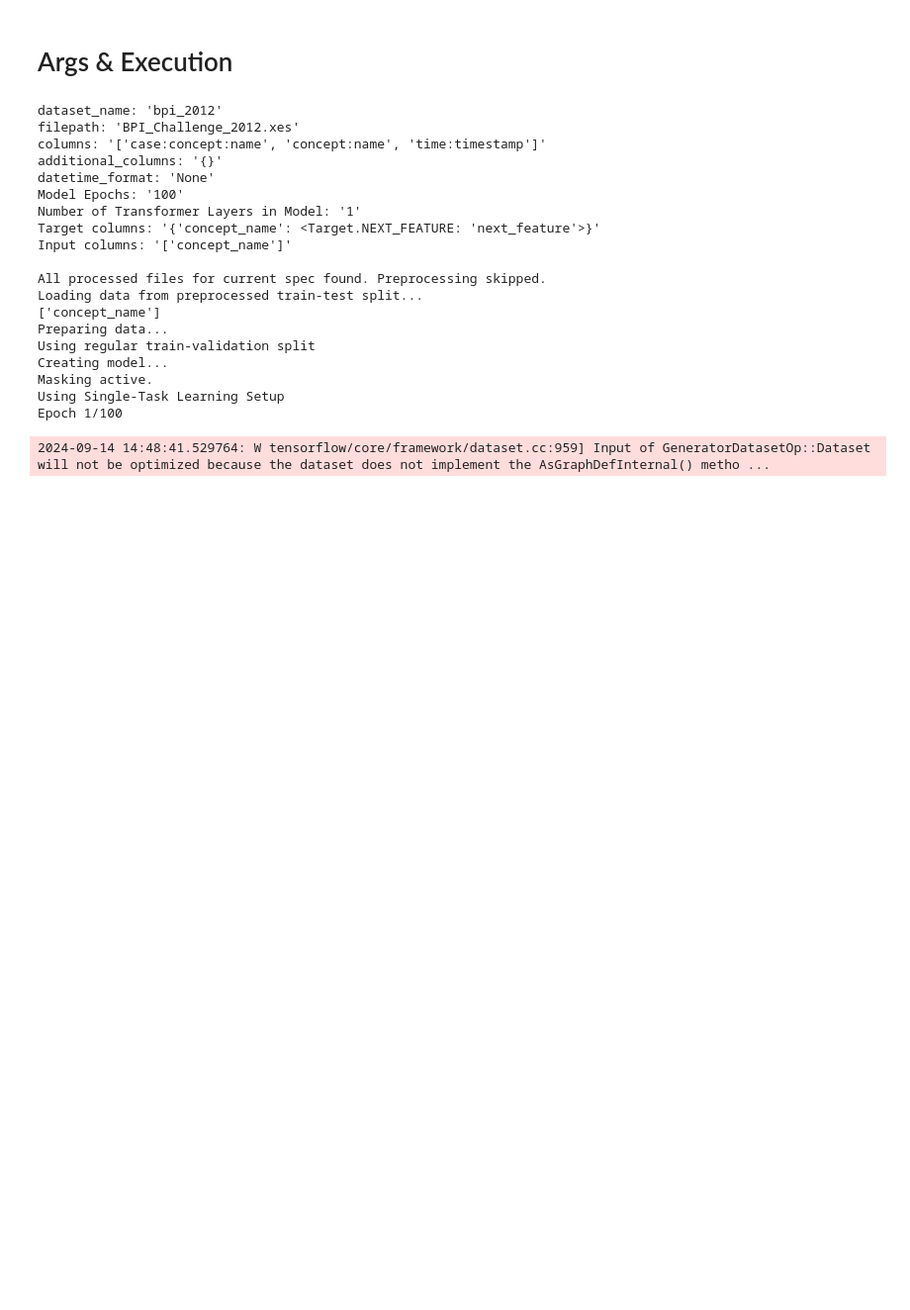
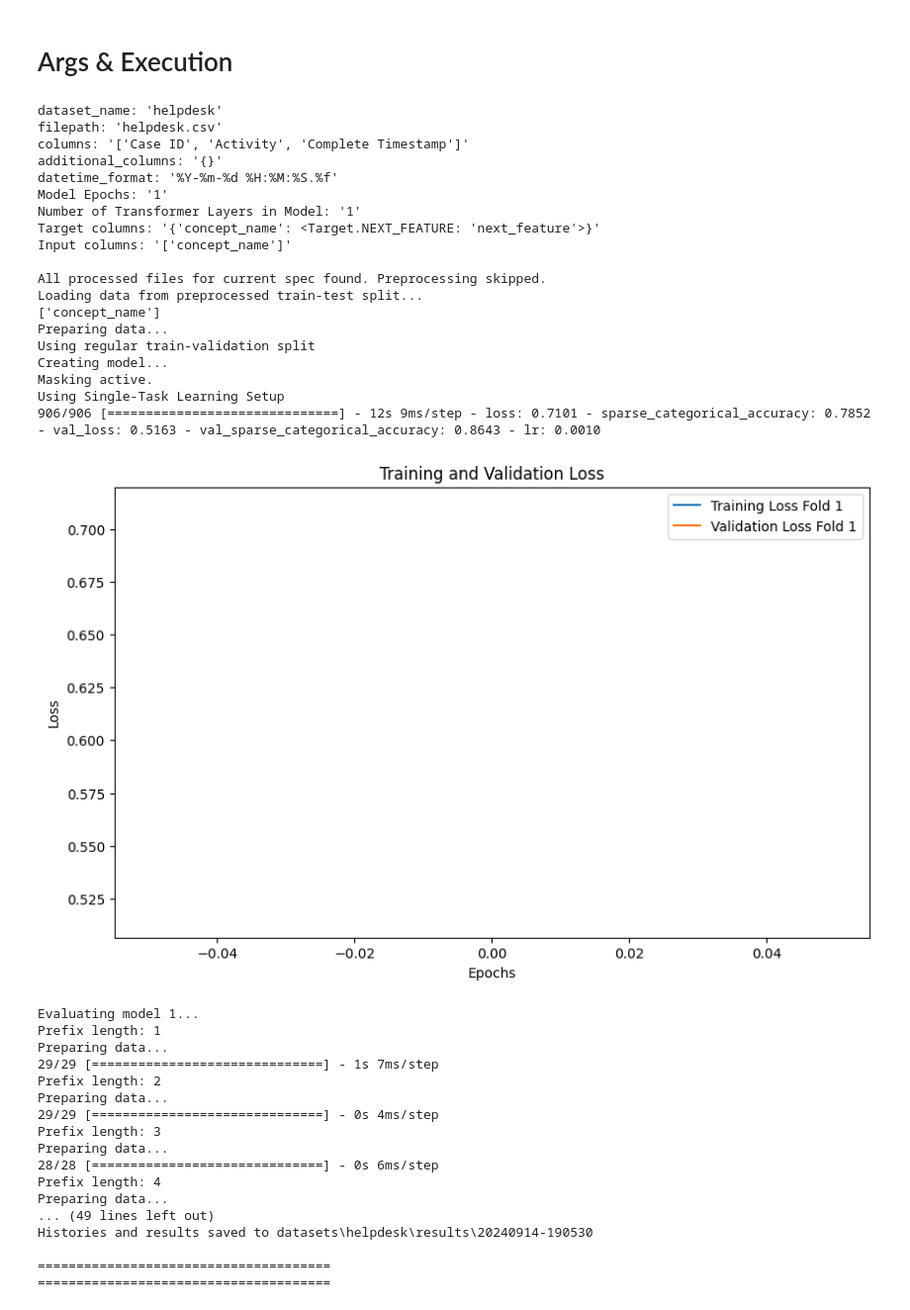
Before and after one commit to venividivincii/MasterThesis, a Jupyter notebook: MultiTaskTransformer/main.ipynb, the cells around one changed output. Shown at 99% size. Cells and saved outputs as stored; diff of their text form; code cells hidden in the pictures; blank space fills up the shorter version.

```diff
--- a/MultiTaskTransformer/main.ipynb
+++ b/MultiTaskTransformer/main.ipynb
@@ -807,8 +798,8 @@ args_helpdesk = {
         "columns": ["Case ID", "Activity", "Complete Timestamp"],
         "additional_columns": {},
         "datetime_format": "%Y-%m-%d %H:%M:%S.%f",
-        "model_epochs": 100,
-        "warmup_epochs": 10,
+        "model_epochs": 3,
+        "warmup_epochs": 0,
         "model_num_layers": 1,
         "target_columns": {"Activity": Target.NEXT_FEATURE},
         "input_columns": ["Activity"],
@@ -895,41 +886,58 @@ args_bpi_2020 = {
         "model_epochs": 100,
         "warmup_epochs": 10,
         "model_num_layers": 1,
         "target_columns": {"concept:name": Target.NEXT_FEATURE},
         "input_columns": ["concept:name"],
         "temporal_features": {Temporal_Feature.DAY_OF_WEEK: False, Temporal_Feature.HOUR_OF_DAY: False},
         "model_architecture": Model_Architecture.COMMON_POSEMBS_TRANSF,
         "sorting": True,
         "cross_val": False
         }
 
 # [args_helpdesk, args_sepsis, args_bpi_2012, args_bpi_2013, args_bpi_2015_1, args_bpi_2020]
 
-processing_queue = [args_bpi_2012, args_bpi_2013, args_bpi_2015_1, args_bpi_2020]
-for dataset in processing_queue:
-    run(dataset)
+# processing_queue = [args_bpi_2012, args_bpi_2013, args_bpi_2015_1, args_bpi_2020]
+# for dataset in processing_queue:
+#     run(dataset)
 
-# run(args_helpdesk)
+run(args_helpdesk)
 # preprocess(args_bpi_2020)
 # save_csv(args_bpi_2020)
 # %% [output]
-dataset_name: 'bpi_2012'
-filepath: 'BPI_Challenge_2012.xes'
-columns: '['case:concept:name', 'concept:name', 'time:timestamp']'
+dataset_name: 'helpdesk'
+filepath: 'helpdesk.csv'
+columns: '['Case ID', 'Activity', 'Complete Timestamp']'
 additional_columns: '{}'
-datetime_format: 'None'
-Model Epochs: '100'
+datetime_format: '%Y-%m-%d %H:%M:%S.%f'
+Model Epochs: '1'
 Number of Transformer Layers in Model: '1'
 Target columns: '{'concept_name': <Target.NEXT_FEATURE: 'next_feature'>}'
 Input columns: '['concept_name']'
 
 All processed files for current spec found. Preprocessing skipped.
 Loading data from preprocessed train-test split...
 ['concept_name']
 Preparing data...
 Using regular train-validation split
 Creating model...
 Masking active.
 Using Single-Task Learning Setup
-Epoch 1/100
+906/906 [==============================] - 12s 9ms/step - loss: 0.7101 - sparse_categorical_accuracy: 0.7852 - val_loss: 0.5163 - val_sparse_categorical_accuracy: 0.8643 - lr: 0.0010
+[figure, added]
-2024-09-14 14:48:41.529764: W tensorflow/core/framework/dataset.cc:959] Input of GeneratorDatasetOp::Dataset will not be optimized because the dataset does not implement the AsGraphDefInternal() metho ...
+Evaluating model 1...
+Prefix length: 1
+Preparing data...
+29/29 [==============================] - 1s 7ms/step
+Prefix length: 2
+Preparing data...
+29/29 [==============================] - 0s 4ms/step
+Prefix length: 3
+Preparing data...
+28/28 [==============================] - 0s 6ms/step
+Prefix length: 4
+Preparing data...
+... (49 lines left out)
+Histories and results saved to datasets\helpdesk\results\20240914-190530
+
+======================================
+======================================
```
Also changed, not shown: parts of 2 cells of this notebook, 23 other files.
